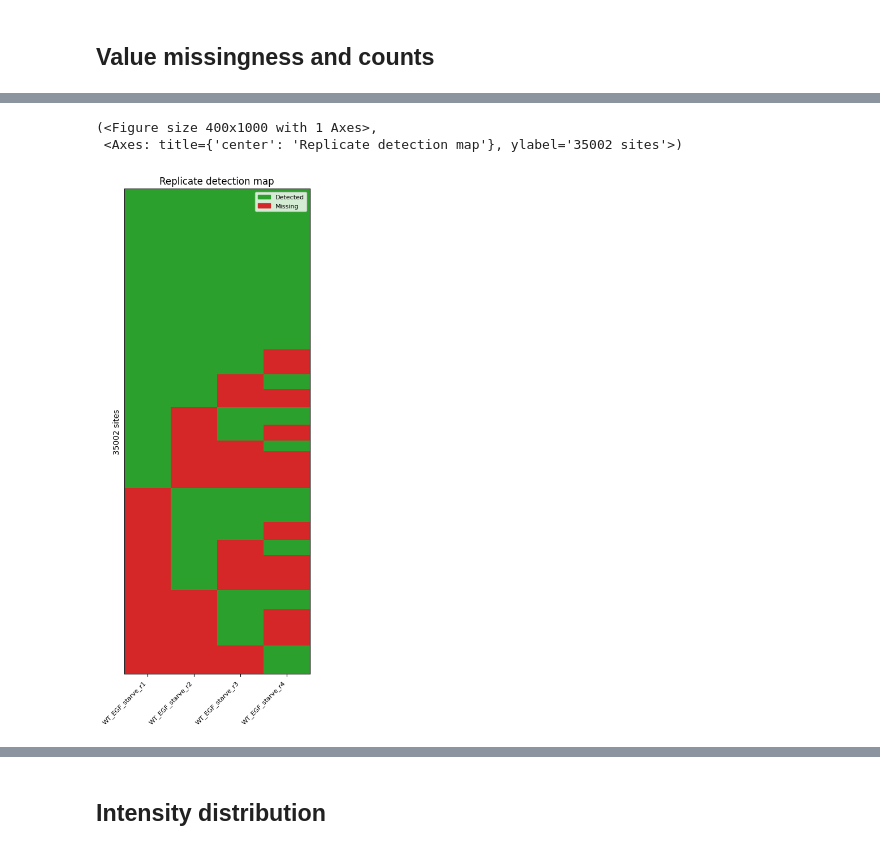
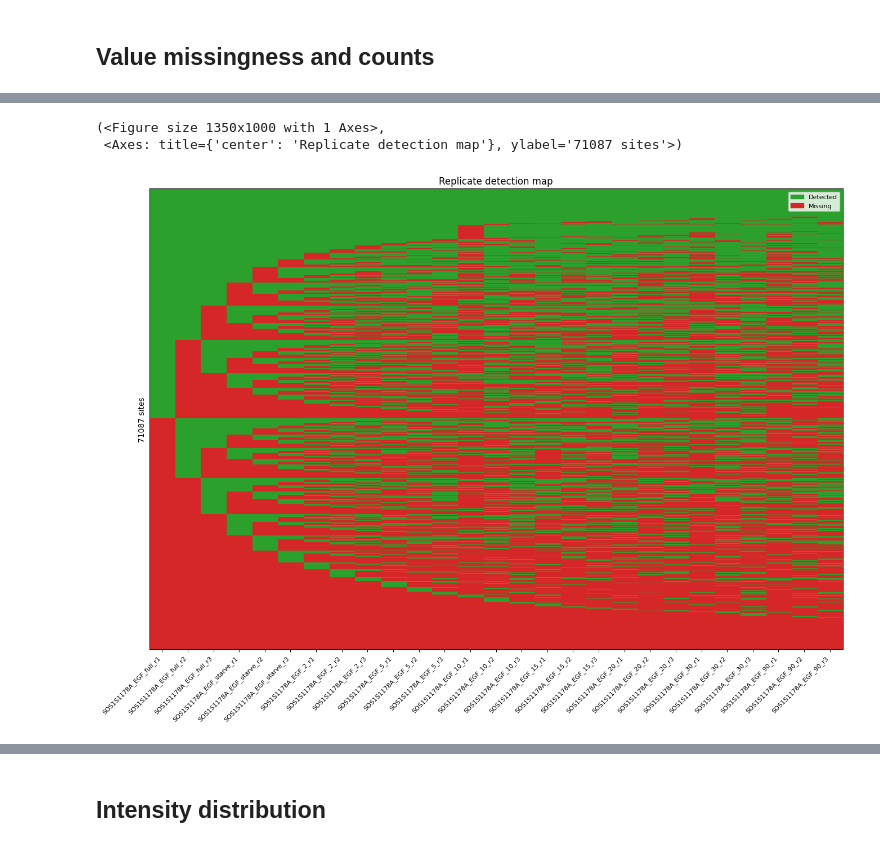
Before and after one commit to IgnacioNavas/TMT_Data_analysis, a Jupyter notebook: notebooks/02_qc/MSMS_data_QC.ipynb, the cells around one changed output, grey strips where cells are left out. Cells and saved outputs as stored; diff of their text form; code cells hidden in the pictures.

```diff
--- a/notebooks/02_qc/MSMS_data_QC.ipynb
+++ b/notebooks/02_qc/MSMS_data_QC.ipynb
@@ -4,8 +4,9 @@ from src.plotting_functions import *
 pio.renderers.default = "png"
 
 
-hme1_1 = pd.read_csv("../../Experiment/hme1_1/Data/Processed/20260709_hTERT_HEM1_1_processed_phPlus.tsv", sep="\t", low_memory=False) #.fillna(0)
-hme1_2 = pd.read_csv("../../Experiment/hme1_2/Data/Processed/20260709_hTERT_HEM1_2_processed_phPlus.tsv", sep="\t", low_memory=False)
-hek_1 = pd.read_csv("../../Experiment/hek_1/Data/Processed/20260709_HEK293T_processed_phPlus.tsv", sep="\t", low_memory=False)
-hme1_mutants = pd.read_csv("../../Experiment/hme1_mutants_test/Data/Processed/20260709_hTERT_HME1_mutants_processed_phPlus_filtered.tsv", sep="\t", low_memory=False)
+# hme1_1 = pd.read_csv("../../Experiment/hme1_1/Data/Processed/20260807_hTERT_HEM1_1_processed_phPlus.tsv", sep="\t", low_memory=False) #.fillna(0)
+# hme1_2 = pd.read_csv("../../Experiment/hme1_2/Data/Processed/20260807_hTERT_HEM1_2_processed_phPlus.tsv", sep="\t", low_memory=False)
+# hek_1 = pd.read_csv("../../Experiment/hek_1/Data/Processed/20260807_HEK293T_processed_phPlus.tsv", sep="\t", low_memory=False)
+# hme1_mutants = pd.read_csv("../../Experiment/hme1_mutants_test/Data/Processed/20260709_hTERT_HME1_mutants_processed_phPlus_filtered.tsv", sep="\t", low_memory=False)
+hme1_diapasef = pd.read_csv("../../Experiment/hme1_diaPASEF/Data/Processed/20260814_peptide_MS2quant_None_transformed.tsv",sep="\t",)
 # %%
@@ -69,15 +66,16 @@ Replicate detection summary (35002 sites):
 # %%
+# ["WT", "EGFRT693A", "BRAFS151A1", "SOS1S1178A", "SHOC2T71A", "BRAFS151A2", "GAB1Y259A", "RPS6KA3S375A"]
 replicate_detection_map(
-    TMT_plex_sample,
-    cell_lines=["WT"], #, "BRAFS151A", "GAB1Y259A"],
+    hme1_diapasef,
+    cell_lines=["SOS1S1178A"], #, "BRAFS151A", "GAB1Y259A"],
     conditions=["_EGF_"], #, "_INS_","_EGFnINS_"],
     data_type="raw:abs",
     missing_value=0.0,
     figsize=None,
     title="Replicate detection map",
     ax=None,
 )
 # %% [output]
-(<Figure size 400x1000 with 1 Axes>,
- <Axes: title={'center': 'Replicate detection map'}, ylabel='35002 sites'>)
+(<Figure size 1350x1000 with 1 Axes>,
+ <Axes: title={'center': 'Replicate detection map'}, ylabel='71087 sites'>)
-[figure, old version]
+[figure, new version]
```
Also changed, not shown: parts of 21 cells of this notebook, 9 other files.
